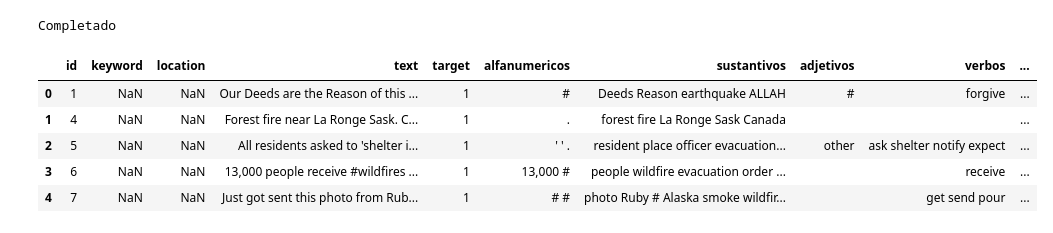
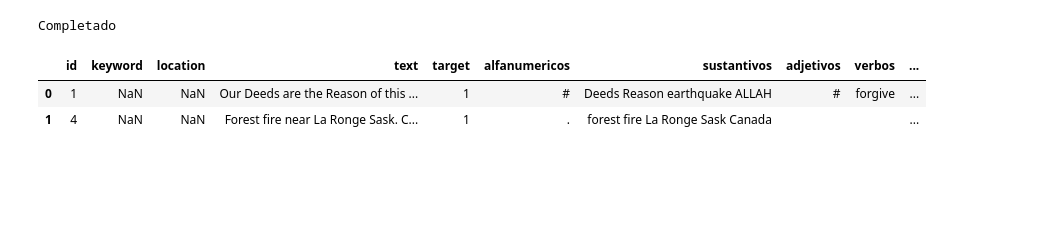
Before and after one commit to SergioCalvani/75.06-Datos-TP1-2020, a Jupyter notebook: TP1 - Analisis Exploratorio - Giova.ipynb, the cells around one changed output. Drawn from its saved outputs; the diff is of its cells as text; code cells hidden in the pictures; blank space fills up the shorter version.

```diff
--- a/TP1 - Analisis Exploratorio - Giova.ipynb
+++ b/TP1 - Analisis Exploratorio - Giova.ipynb
@@ -200,7 +200,3 @@ df_text.head()
 | 2 | 5 | NaN | NaN | All residents asked to 'shelter i... | 1 |
 | 3 | 6 | NaN | NaN | 13,000 people receive #wildfires ... | 1 |
 | 4 | 7 | NaN | NaN | Just got sent this photo from Rub... | 1 |
-# %%
-#Ejemplo de como separa cada palabra por tipo
-doc = nlp(df_text['text'][1])
-displacy.serve(doc, style="dep")
@@ -246,9 +236,10 @@ for i, row in df_text.iterrows():
         df_text.at[i, "verbos"] = " ".join(verbs)
         df_text.at[i, "simbolos"] = " ".join(simbolos)
         df_text.at[i, "cant_verbos"] = len(verbs)
-        df_text.at[i, "cant_abjetivos"] = len(adjectives)
+        df_text.at[i, "cant_adjetivos"] = len(adjectives)
         df_text.at[i, "cant_sustantivos"] = len(nouns)
         df_text.at[i, "cant_simbolos"] = len(simbolos)
+        df_text.at[i, "cant_alfanumericos"] = len(alfanumericos)
         df_text.at[i, "longitud"] = len(row["text"])
         df_text.at[i, "cant_tokens"] = len(lemmas)
 
@@ -256,14 +247,11 @@ print('Completado')
 # %% [output]
 Completado
 # %%
-df_text.head()
+df_text.head(2)
 # %% [output]
 |  | id | keyword | location | text | target | alfanumericos | sustantivos | adjetivos | verbos | ... |
 | 0 | 1 | NaN | NaN | Our Deeds are the Reason of this ... | 1 | # | Deeds Reason earthquake ALLAH | # | forgive | ... |
 | 1 | 4 | NaN | NaN | Forest fire near La Ronge Sask. C... | 1 | . | forest fire La Ronge Sask Canada |  |  | ... |
-| 2 | 5 | NaN | NaN | All residents asked to 'shelter i... | 1 | ' ' . | resident place officer evacuation... | other | ask shelter notify expect | ... |
-| 3 | 6 | NaN | NaN | 13,000 people receive #wildfires ... | 1 | 13,000 # | people wildfire evacuation order ... |  | receive | ... |
-| 4 | 7 | NaN | NaN | Just got sent this photo from Rub... | 1 | # # | photo Ruby # Alaska smoke wildfir... |  | get send pour | ... |
 # %%
 df_text.info()
 # %% [output]
```
Also changed, not shown: parts of 12 cells of this notebook.
